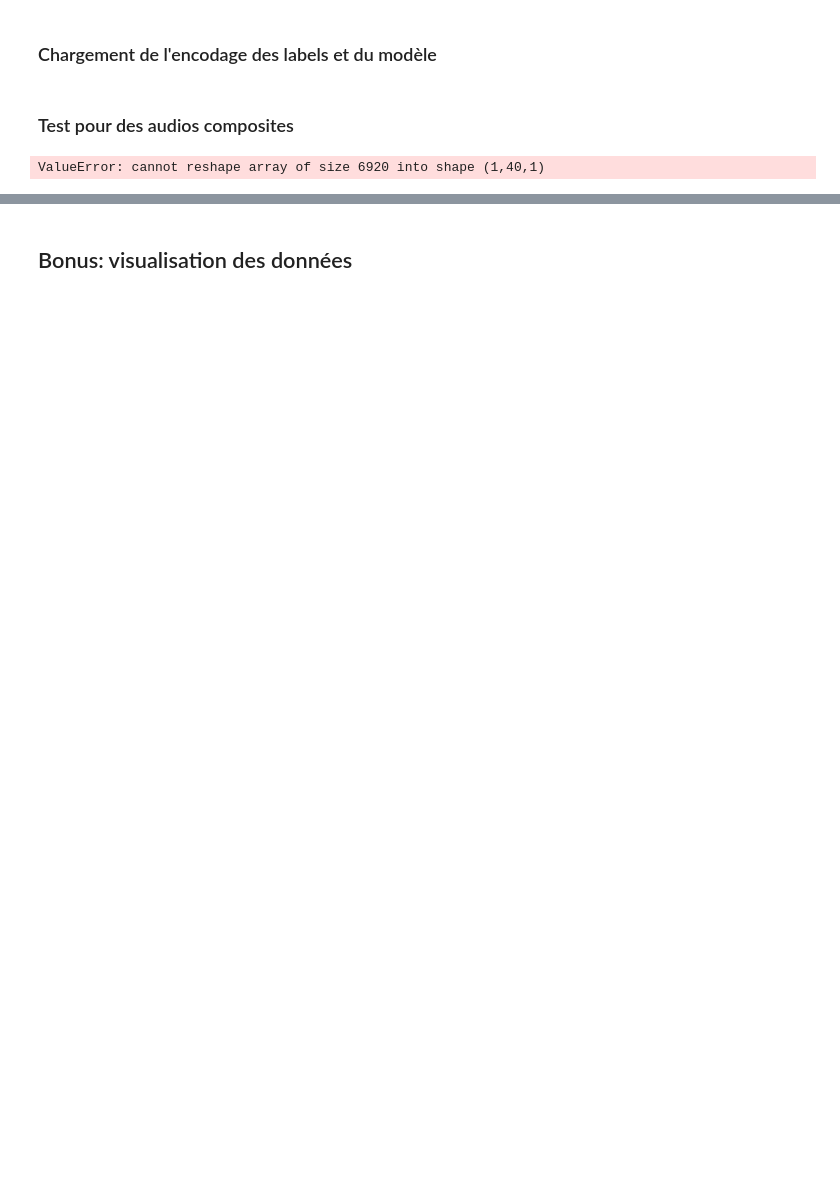
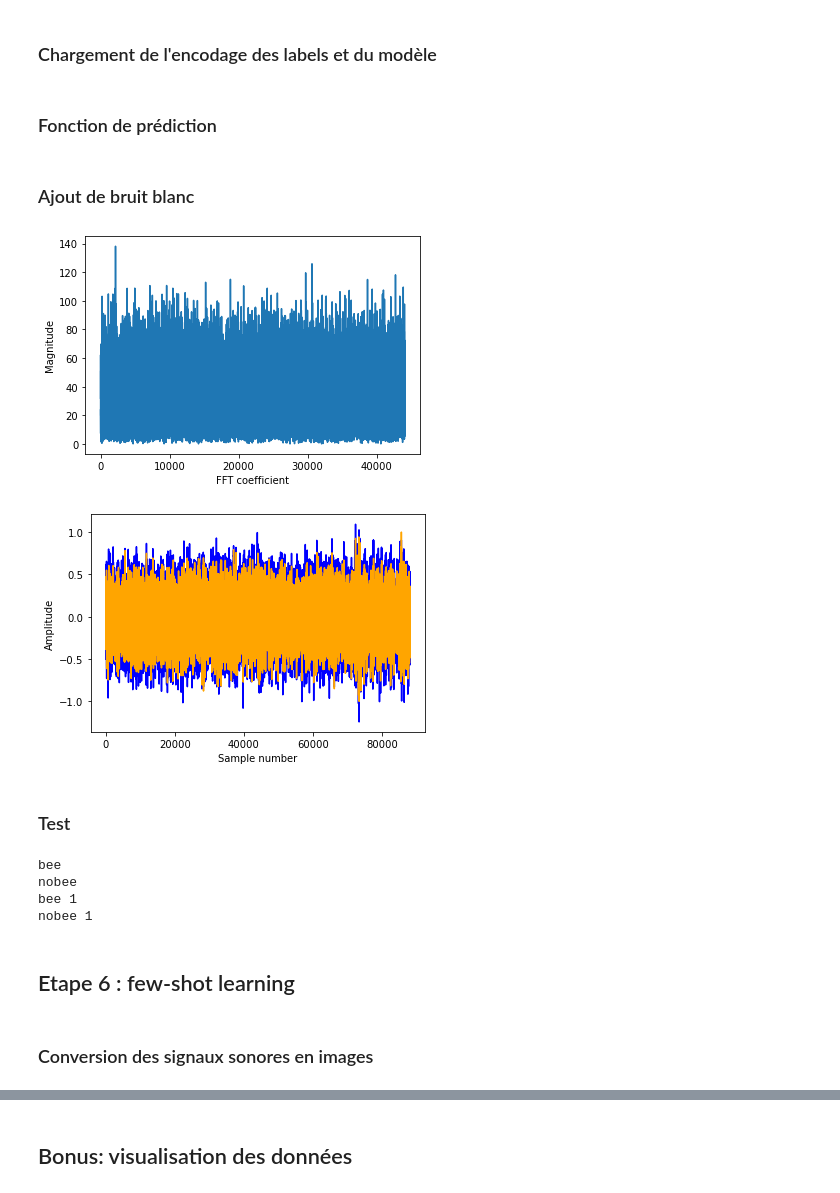
Before and after one commit to MBridenne/Projet-FIBEE, a Jupyter notebook: Audio/FIBEE_Traitement_Audio.ipynb, the cells around one changed output, grey strips where cells are left out. Saved outputs shown, nothing was run; the diff lists cells and outputs as text; code cells hidden in the pictures; blank space fills up the shorter version.

```diff
--- a/Audio/FIBEE_Traitement_Audio.ipynb
+++ b/Audio/FIBEE_Traitement_Audio.ipynb
@@ -576,5 +556,7 @@ model.save('bee_sound_model.h5')
 %store -r le
 # Loading the model
 loaded_model = tf.keras.models.load_model('bee_sound_model.h5')
+# %% [markdown]
+### Fonction de prédiction
 # %%
 def return_prediction(file_name):
@@ -585,3 +570,50 @@ def return_prediction(file_name):
         maxi = np.argmax(predicted_proba_vector)
         prediction = le.inverse_transform([maxi])
         return(prediction[0])
+# %% [markdown]
+### Ajout de bruit blanc
+# %%
+#SNR in dB
+#given a signal and desired SNR, this gives the required AWGN (bruit blanc) that should be added to the signal to get the desired SNR
+def get_white_noise(signal,SNR) :
+    #RMS value of signal
+    RMS_s=math.sqrt(np.mean(signal**2))
+    #RMS values of noise
+    RMS_n=math.sqrt(RMS_s**2/(pow(10,SNR/10)))
+    #Additive white gausian noise. Thereore mean=0
+    #Because sample length is large (typically > 40000)
+    #we can use the population formula for standard daviation.
+    #because mean=0 STD=RMS
+    STD_n=RMS_n
+    noise=np.random.normal(0, STD_n, signal.shape[0])
+    return noise
+
+#convert complex np array to polar arrays (2 apprays; abs and angle)
+def to_polar(complex_ar):
+    return np.abs(complex_ar),np.angle(complex_ar)
+# %%
+#add AWGN noise
+datasetpath="C:/Users/Max/Documents/CS/Travail/FIBEE/FIBEE Code/Dataset/bee/"
+
+signal_name="CF003 - Active - Day - (216)_n1_0.wav"
+signal_file=datasetpath+signal_name
+signal, sr = librosa.load(signal_file)
+signal=np.interp(signal, (signal.min(), signal.max()), (-1, 1))
+noise=get_white_noise(signal,SNR=5)
+#analyze the frequency components in the signal
+X=np.fft.rfft(noise)
+radius,angle=to_polar(X)
+plt.plot(radius)
+plt.xlabel("FFT coefficient")
+plt.ylabel("Magnitude")
+plt.show()
+#adding noise to audio signal
+signal_noise=signal+noise
+plt.plot(signal_noise, 'blue')
+plt.plot(signal,'orange')
+plt.xlabel("Sample number")
+plt.ylabel("Amplitude")
+plt.show()
+# %% [output]
+[figure, added]
+[figure, added]
@@ -588,17 +624,24 @@ def return_prediction(file_name):
 # %% [markdown]
-### Test  pour des audios composites
+### Test
 # %%
-test_dataset_path="C:/Users/Max/Documents/CS/Travail/FIBEE/FIBEE Code/TestDataset/missing queen"
+test_dataset_path="C:/Users/Max/Documents/CS/Travail/FIBEE/FIBEE Code/TestDataset/bee"
 liste_adresses_fichiers = glob.glob(test_dataset_path+"/*")
-missing_queen=0
+bee=0
 nobee=0
 for adresse_fichier in liste_adresses_fichiers:
     print(return_prediction(adresse_fichier))
-    if 'missing' in str(return_prediction(adresse_fichier)) :
-            missing_queen+=1
+    if 'nobee' in str(return_prediction(adresse_fichier)) :
+            nobee+=1
     else:
-            nobee+=1
-print("missing queen", missing_queen)
+            bee+=1
+print("bee", bee)
 print("nobee", nobee)
 # %% [output]
-ValueError: cannot reshape array of size 6920 into shape (1,40,1)
+bee
+nobee
+bee 1
+nobee 1
+# %% [markdown]
+## Etape 6 : few-shot learning
+# %% [markdown]
+### Conversion des signaux sonores en images
```
Also changed, not shown: parts of 19 cells of this notebook.
